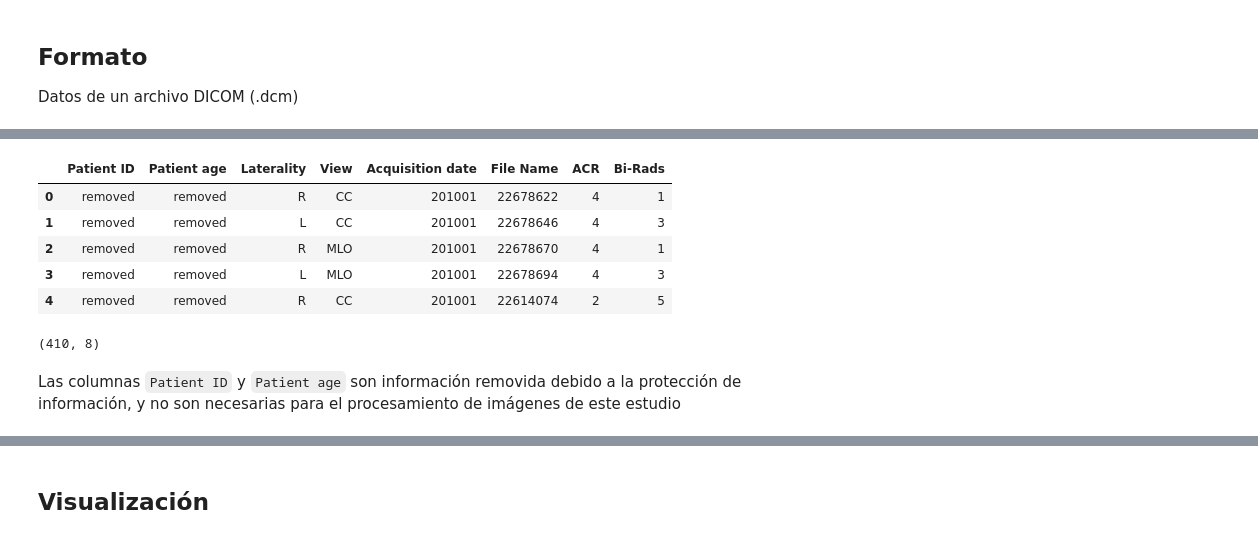
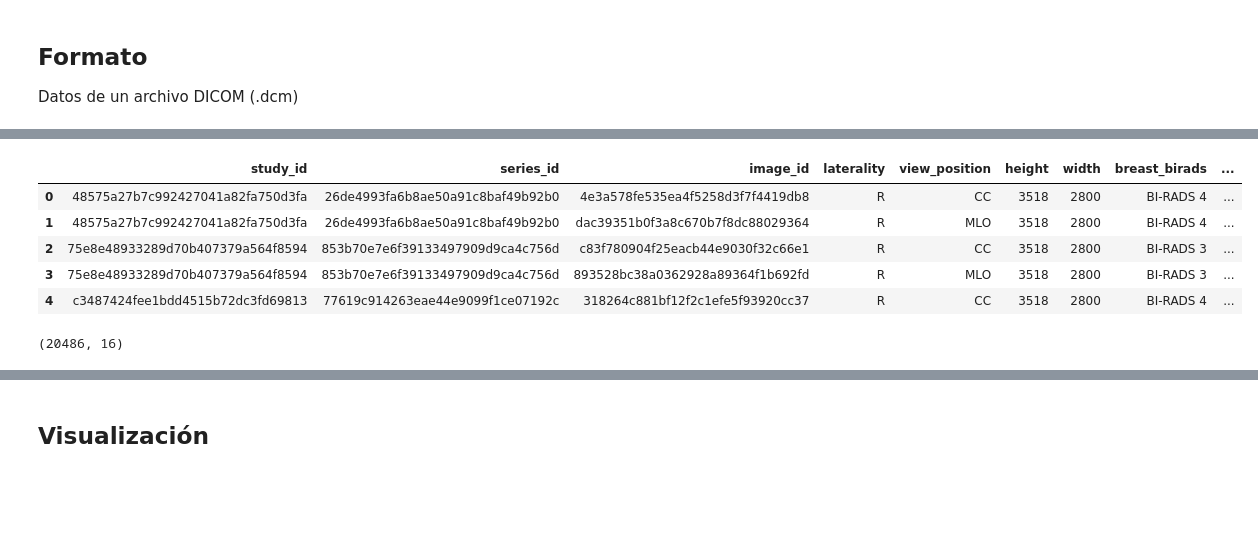
Before and after one commit to jefftorres/med-img, a Jupyter notebook: basics.ipynb, the cells around one changed output, grey strips where cells are left out. Saved outputs shown, nothing was run; the diff lists cells and outputs as text; code cells hidden in the pictures; blank space fills up the shorter version.

```diff
--- a/basics.ipynb
+++ b/basics.ipynb
@@ -46,17 +46,15 @@ Resolución: 4084x3328
 # %%
-dicom_df = pd.read_csv('inbreast2012/versions/1/INbreast Release 1.0/INbreast.csv', delimiter=';')
+dicom_df = pd.read_csv('./data/finding_annotations.csv')
 
 dicom_df.head()
 # %% [output]
-|  | Patient ID | Patient age | Laterality | View | Acquisition date | File Name | ACR | Bi-Rads |
-| 0 | removed | removed | R | CC | 201001 | 22678622 | 4 | 1 |
-| 1 | removed | removed | L | CC | 201001 | 22678646 | 4 | 3 |
-| 2 | removed | removed | R | MLO | 201001 | 22678670 | 4 | 1 |
-| 3 | removed | removed | L | MLO | 201001 | 22678694 | 4 | 3 |
-| 4 | removed | removed | R | CC | 201001 | 22614074 | 2 | 5 |
+|  | study_id | series_id | image_id | laterality | view_position | height | width | breast_birads | ... |
+| 0 | 48575a27b7c992427041a82fa750d3fa | 26de4993fa6b8ae50a91c8baf49b92b0 | 4e3a578fe535ea4f5258d3f7f4419db8 | R | CC | 3518 | 2800 | BI-RADS 4 | ... |
+| 1 | 48575a27b7c992427041a82fa750d3fa | 26de4993fa6b8ae50a91c8baf49b92b0 | dac39351b0f3a8c670b7f8dc88029364 | R | MLO | 3518 | 2800 | BI-RADS 4 | ... |
+| 2 | 75e8e48933289d70b407379a564f8594 | 853b70e7e6f39133497909d9ca4c756d | c83f780904f25eacb44e9030f32c66e1 | R | CC | 3518 | 2800 | BI-RADS 3 | ... |
+| 3 | 75e8e48933289d70b407379a564f8594 | 853b70e7e6f39133497909d9ca4c756d | 893528bc38a0362928a89364f1b692fd | R | MLO | 3518 | 2800 | BI-RADS 3 | ... |
+| 4 | c3487424fee1bdd4515b72dc3fd69813 | 77619c914263eae44e9099f1ce07192c | 318264c881bf12f2c1efe5f93920cc37 | R | CC | 3518 | 2800 | BI-RADS 4 | ... |
 # %%
 print(dicom_df.shape)
 # %% [output]
-(410, 8)
+(20486, 16)
-# %% [markdown]
-Las columnas `Patient ID` y `Patient age` son información removida debido a la protección de información, y no son necesarias para el procesamiento de imágenes de este estudio
```
Also changed, not shown: parts of 10 cells of this notebook, 2 other files.
